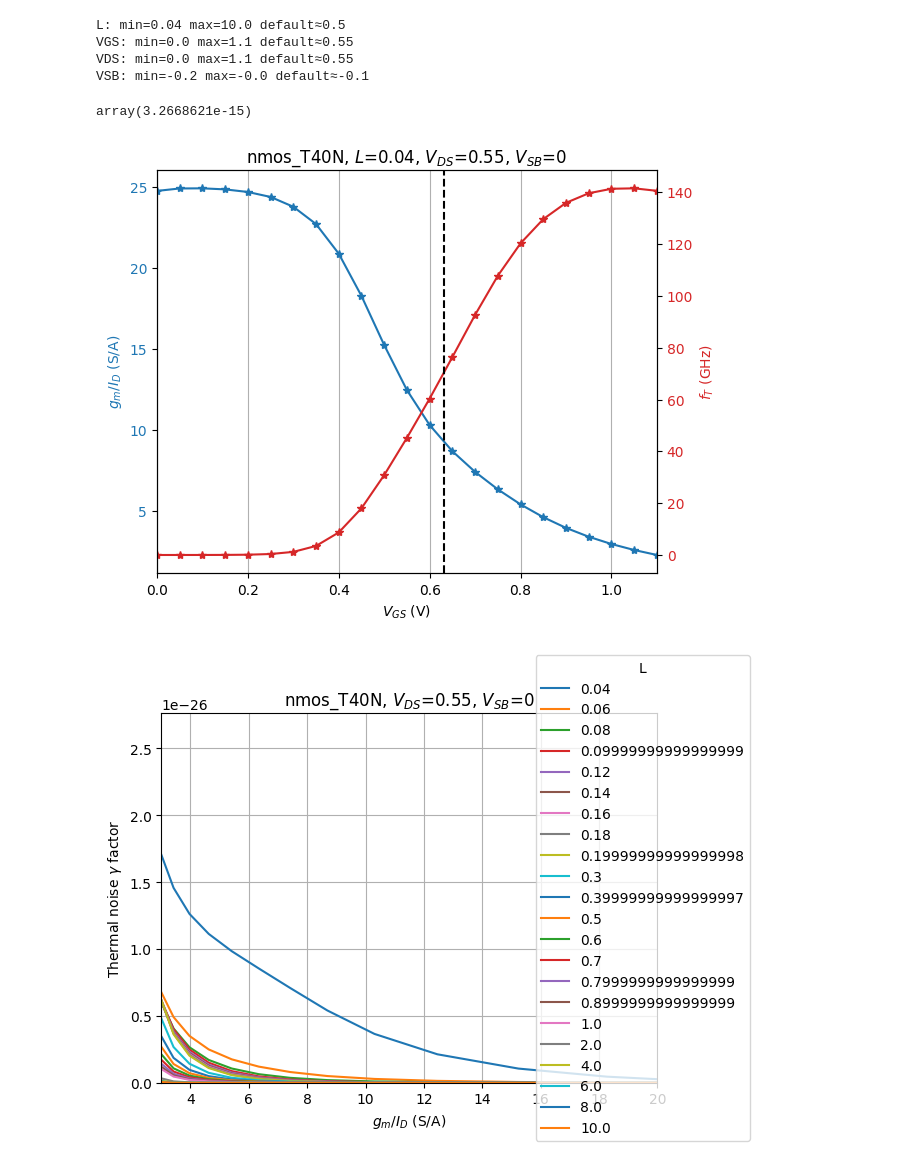
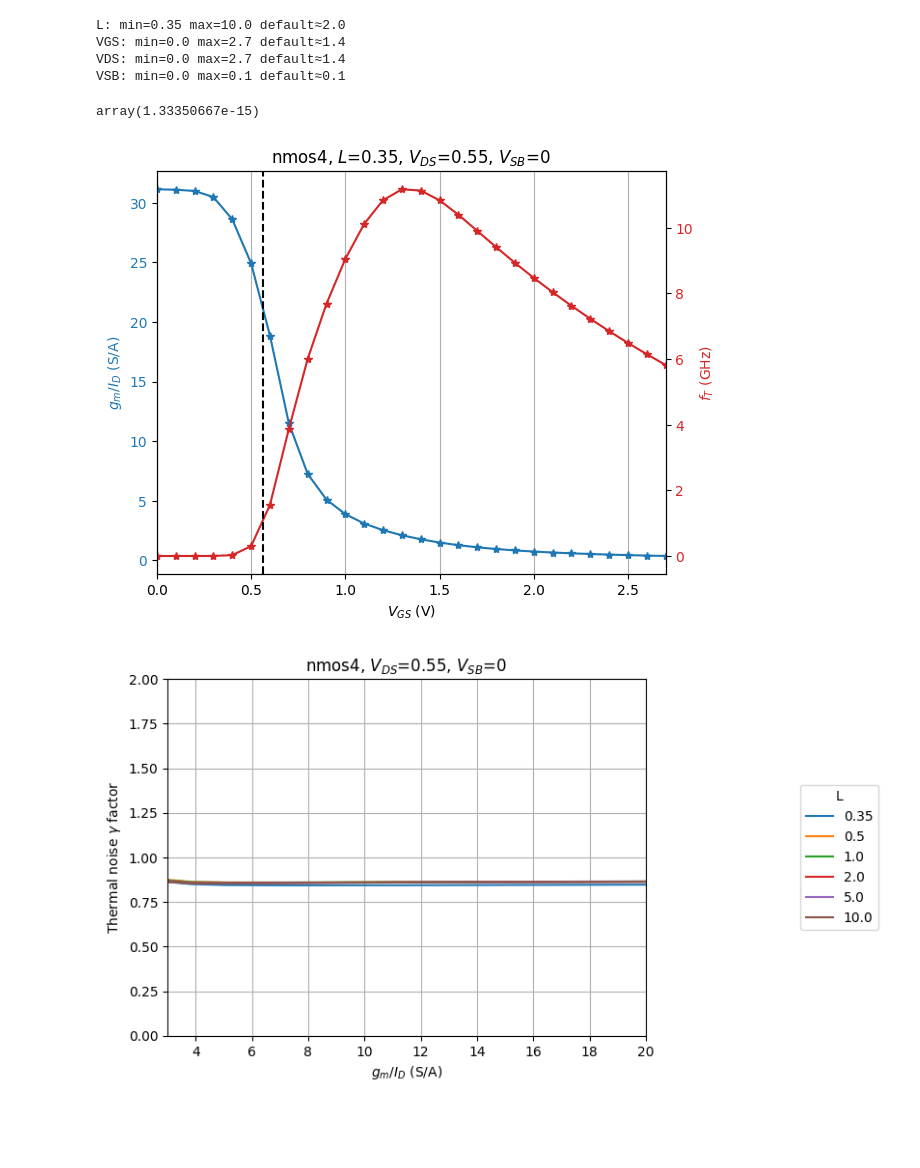
Before and after one commit to Surfeur974/gmadrid, a Jupyter notebook: Lookup_generation/techsweep_txt_to_mat.ipynb, the cells around one changed output. Saved outputs shown, nothing was run; the diff lists cells and outputs as text; code cells hidden in the pictures; blank space fills up the shorter version.

```diff
--- a/Lookup_generation/techsweep_txt_to_mat.ipynb
+++ b/Lookup_generation/techsweep_txt_to_mat.ipynb
@@ -16,11 +16,11 @@ import matplotlib.pyplot as plt
 from pygmid import Lookup as lk
 # %%
 ###########Input param pour .MAT
-device = 'nmos_T40N'
-w = 1.0
+device = 'nmos4'
+w = 5.0
 nfing = 1
-txt_path = '../lookup_table/040/nmos_t40.txt'
-infomos = 'T040 NMOS NCH 40nM'
+txt_path = '../lookup_table/035/gmid_long_nmos4.txt'
+infomos = 'NMOS XH035'
 #################################
 #################################
 #################################
@@ -80,14 +80,14 @@ for name in ['L','VGS','VDS','VSB']:
     arr = fet[name]
     print(f"{name}: min={arr.min()} max={arr.max()} default≈{arr[len(arr)//2]}")
 # %% [output]
-L: min=0.04 max=10.0 default≈0.5
-VGS: min=0.0 max=1.1 default≈0.55
-VDS: min=0.0 max=1.1 default≈0.55
-VSB: min=-0.2 max=-0.0 default≈-0.1
+L: min=0.35 max=10.0 default≈2.0
+VGS: min=0.0 max=2.7 default≈1.4
+VDS: min=0.0 max=2.7 default≈1.4
+VSB: min=0.0 max=0.1 default≈0.1
 # %%
 fet.lookup('CGG_W', L=0.18, VDS=0.9, VGS=0.9, VSB=0)
 # %% [output]
-array(3.2668621e-15)
+array(1.33350667e-15)
 # %%
 # plot gm/ID and fT versus gate bias
 L1 = min(l); VDS1=0.55; VSB1=0
@@ -113,21 +113,21 @@ plt.xlim(0, vgs[-1])
 plt.axvline(x=vt, color='k', linestyle='--')
 plt.show()
 # %% [output]
-[figure, old version]
+[figure, new version]
 # %%
 # plot gamma versus gm/ID for all L
 gamma = fet.lookup('STH_GM', L=l, VDS=VDS1, VSB=VSB1) / (4*sc.Boltzmann*300)
 
 fig, ax = plt.subplots()
 ax.plot(gm_id1.transpose(), gamma.transpose())
-ax.legend(loc='center right', bbox_to_anchor=(1.2, 0.5), title='L', labels=l.tolist())
+ax.legend(loc='center right', bbox_to_anchor=(1.5, 0.5), title='L', labels=l.tolist())
 plt.xlim(3, 20)
-plt.ylim(0, )
+plt.ylim(0,2)
 plt.xlabel('$g_m/I_D$ (S/A)')
 plt.ylabel(r'Thermal noise $\gamma$ factor')
 plt.grid(which='minor')
 plt.grid(which='major')
 plt.title(device+', $V_{DS}$='+str(VDS1)+', $V_{SB}$='+str(VSB1))
 plt.show()
 # %% [output]
-[figure, old version]
+[figure, new version]
```
Also changed, not shown: parts of 3 cells of this notebook, 16 other files.
